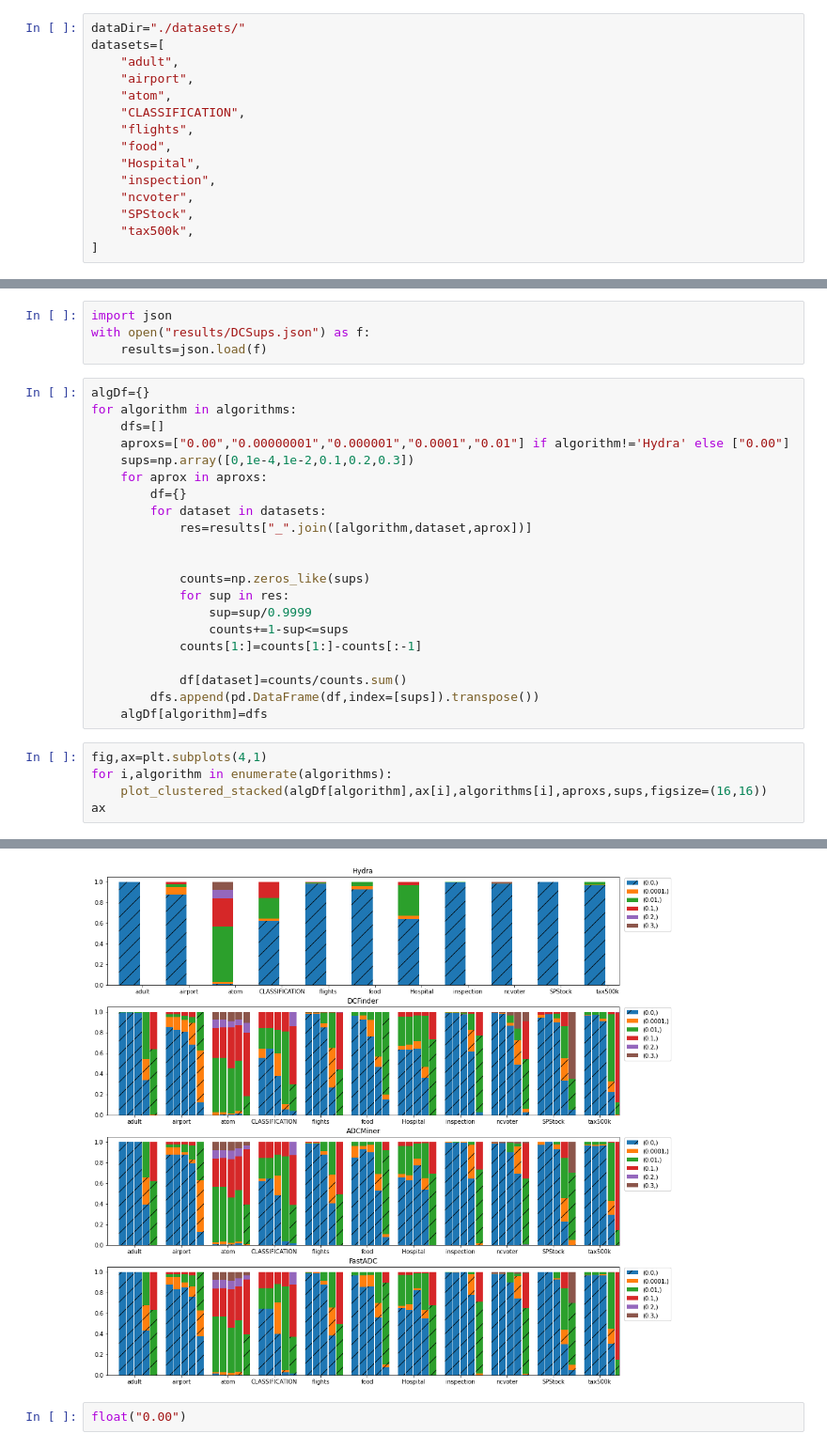
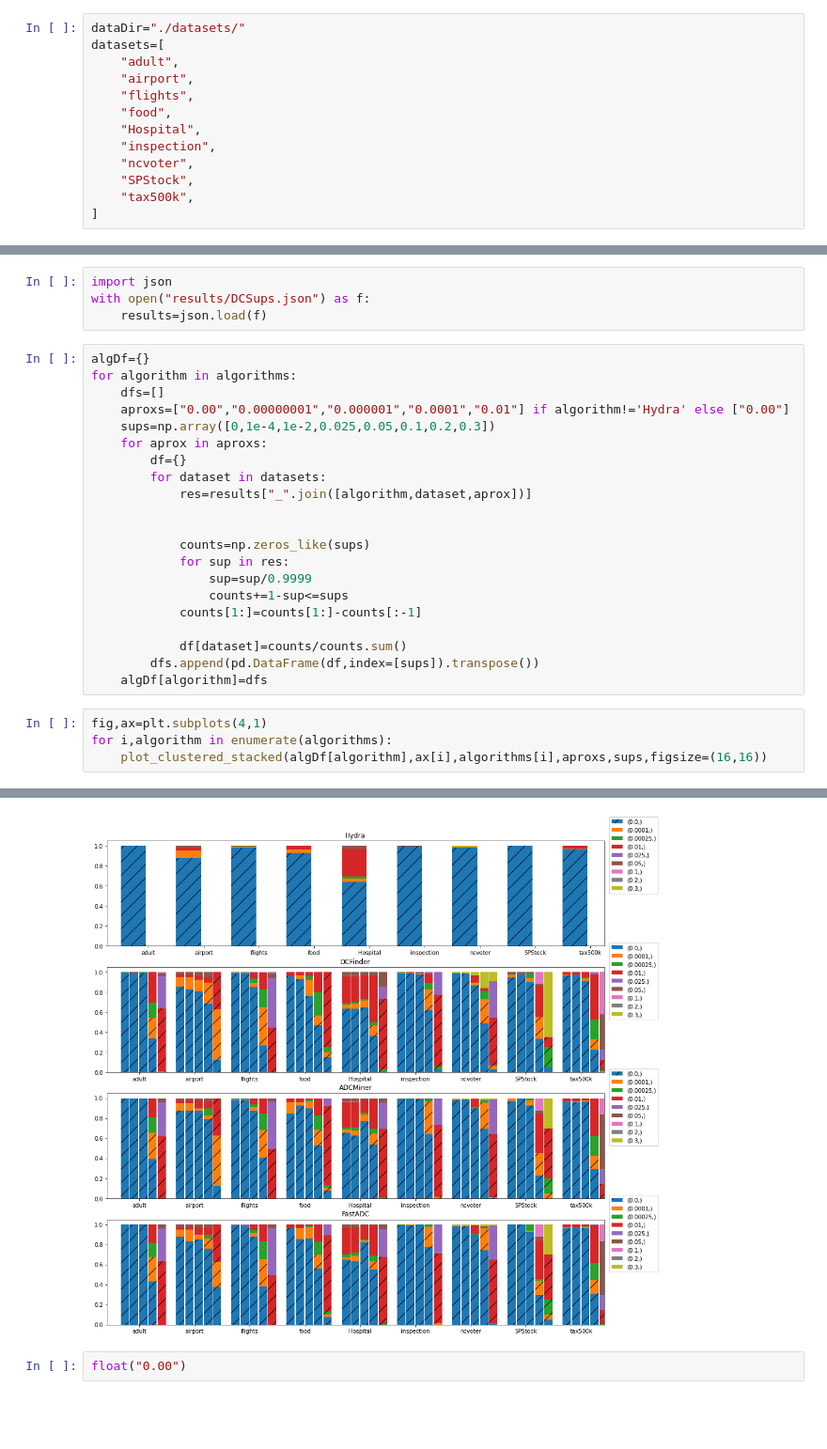
Before and after one commit to NoSocAlgroc/DCValidity, a Jupyter notebook: results.ipynb, the cells around one changed output, grey strips where cells are left out. Shown at 94% size. Drawn from its saved outputs; the diff is of its cells as text; blank space fills up the shorter version.

```diff
--- a/results.ipynb
+++ b/results.ipynb
@@ -13,8 +13,6 @@ dataDir="./datasets/"
 datasets=[
     "adult",
     "airport",
-    "atom",
-    "CLASSIFICATION",
     "flights",
     "food",
     "Hospital",
@@ -408,7 +389,7 @@ algDf={}
 for algorithm in algorithms:
     dfs=[]
     aproxs=["0.00","0.00000001","0.000001","0.0001","0.01"] if algorithm!='Hydra' else ["0.00"]
-    sups=np.array([0,1e-4,1e-2,0.1,0.2,0.3])
+    sups=np.array([0,1e-4,1e-2,0.025,0.05,0.1,0.2,0.3])
     for aprox in aproxs:
         df={}
         for dataset in datasets:
@@ -428,5 +409,4 @@ for algorithm in algorithms:
 fig,ax=plt.subplots(4,1)
 for i,algorithm in enumerate(algorithms):
     plot_clustered_stacked(algDf[algorithm],ax[i],algorithms[i],aproxs,sups,figsize=(16,16))
-ax
 # %% [output]
@@ -437,4 +413,4 @@ array([<AxesSubplot:title={'center':'Hydra'}>,
-[figure, old version]
+[figure, new version]
 # %%
 float("0.00")
 # %% [output]
```
Also changed, not shown: parts of 6 cells of this notebook.
